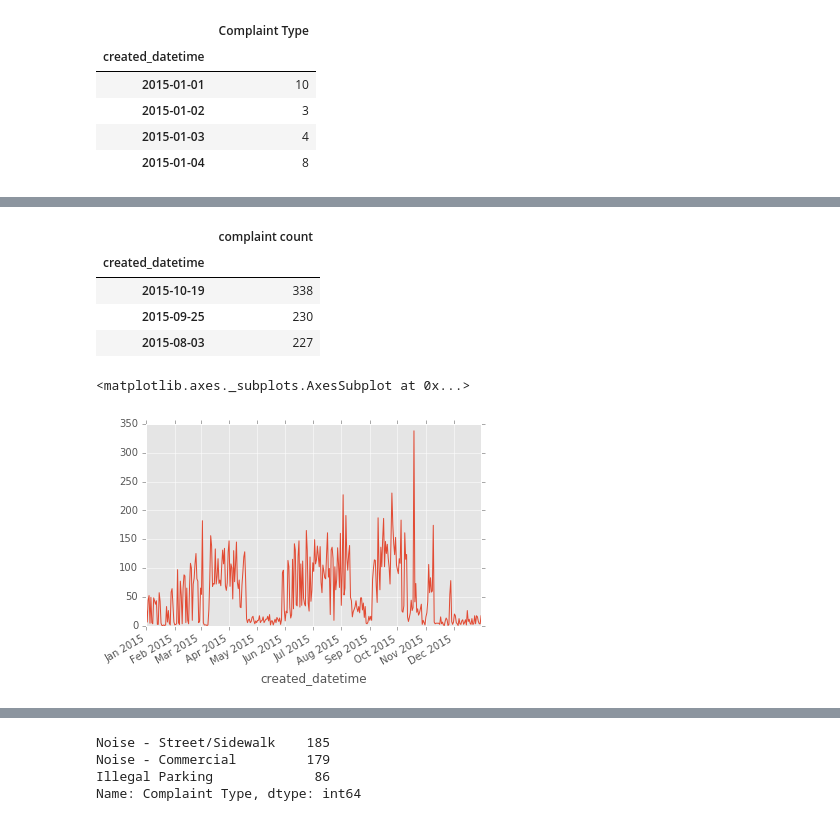
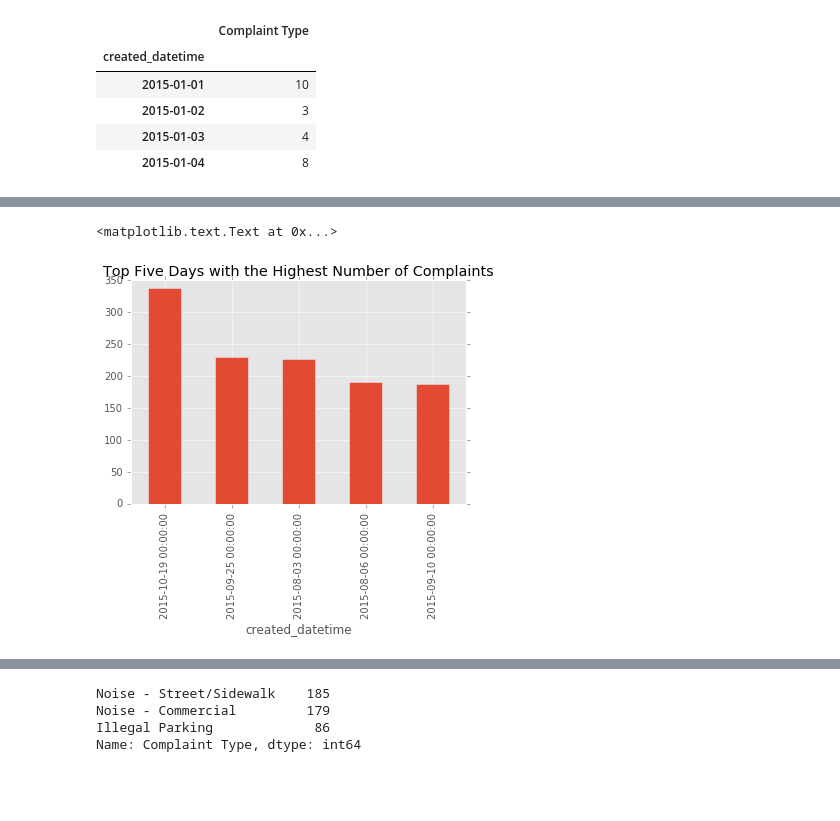
Before and after one commit to radhikapc/foundation-homework, a Jupyter notebook: homework12/311 time series homework.ipynb, the cells around one changed output, grey strips where cells are left out. Drawn from its saved outputs; the diff is of its cells as text; code cells hidden in the pictures; blank space fills up the shorter version.

```diff
--- a/homework12/311 time series homework.ipynb
+++ b/homework12/311 time series homework.ipynb
@@ -461,15 +458,11 @@ top_days
 # %%
 top_days['complaint count'] = top_days['Complaint Type']
 # %%
-top_days.drop('Complaint Type', axis=1).head(3)
+t_days = top_days.drop('Complaint Type', axis=1).head(5)
-# %% [output]
-|  | complaint count |
-| created_datetime |  |
-| 2015-10-19 | 338 |
-| 2015-09-25 | 230 |
-| 2015-08-03 | 227 |
 # %%
-top_days['complaint count'].plot(y='complaint count', label="Days with Highest Complaint Counts")
+ax = t_days['complaint count'].plot(kind='bar',x= 't_days.index', y='complaint count')
+
+ax.set_title("Top Five Days with the Highest Number of Complaints")
 # %% [output]
-<matplotlib.axes._subplots.AxesSubplot at 0x...>
+<matplotlib.text.Text at 0x...>
-[figure, old version]
+[figure, new version]
```
Also changed, not shown: parts of 41 cells of this notebook.
